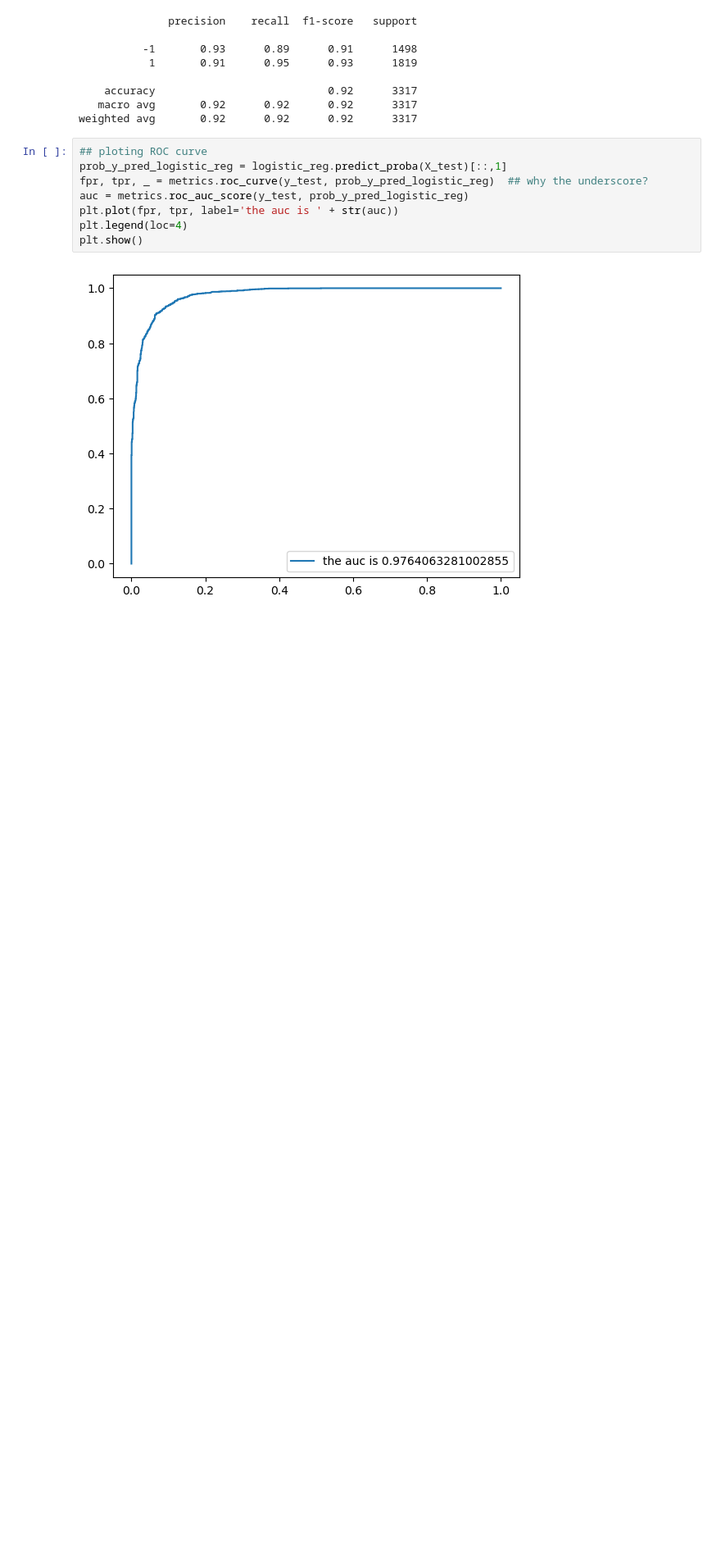
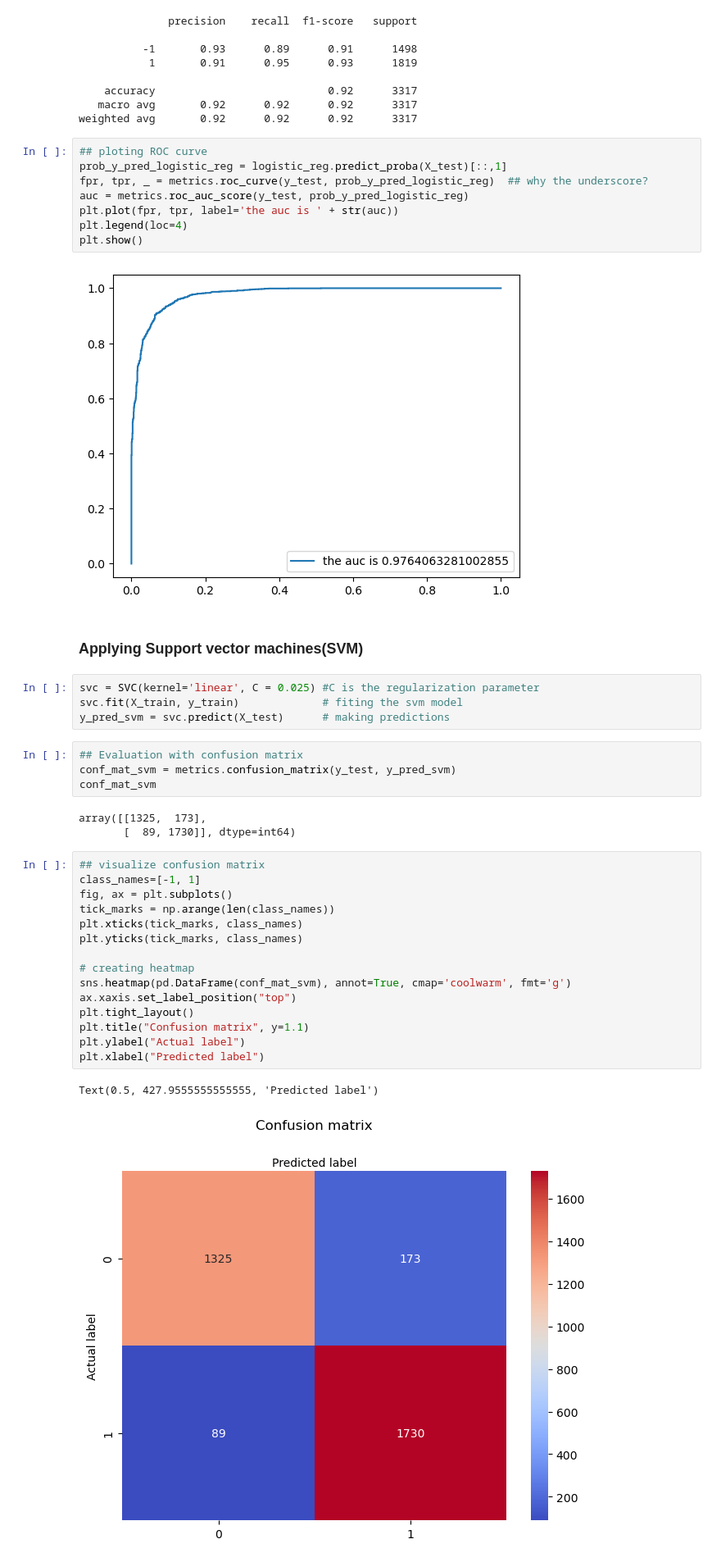
Before and after one commit to Kofigo375/Capstone-Project-Machine-learning-based-Phishing-Detection-, a Jupyter notebook: main.ipynb, the cells around one changed output. Shown at 82% size. Cells and saved outputs as stored; diff of their text form; blank space fills up the shorter version.

```diff
--- a/main.ipynb
+++ b/main.ipynb
@@ -303,3 +307,34 @@ plt.legend(loc=4)
 plt.show()
 # %% [output]
 [figure]
+# %% [markdown]
+### Applying Support vector machines(SVM)
+# %%
+svc = SVC(kernel='linear', C = 0.025) #C is the regularization parameter
+svc.fit(X_train, y_train)             # fiting the svm model
+y_pred_svm = svc.predict(X_test)      # making predictions
+# %%
+## Evaluation with confusion matrix
+conf_mat_svm = metrics.confusion_matrix(y_test, y_pred_svm)
+conf_mat_svm
+# %% [output]
+array([[1325,  173],
+       [  89, 1730]], dtype=int64)
+# %%
+## visualize confusion matrix
+class_names=[-1, 1]
+fig, ax = plt.subplots()
+tick_marks = np.arange(len(class_names))
+plt.xticks(tick_marks, class_names)
+plt.yticks(tick_marks, class_names)
+
+# creating heatmap
+sns.heatmap(pd.DataFrame(conf_mat_svm), annot=True, cmap='coolwarm', fmt='g')
+ax.xaxis.set_label_position("top")
+plt.tight_layout()
+plt.title("Confusion matrix", y=1.1)
+plt.ylabel("Actual label")
+plt.xlabel("Predicted label")
+# %% [output]
+Text(0.5, 427.9555555555555, 'Predicted label')
+[figure, added]
```
Also changed, not shown: parts of 19 cells of this notebook.
